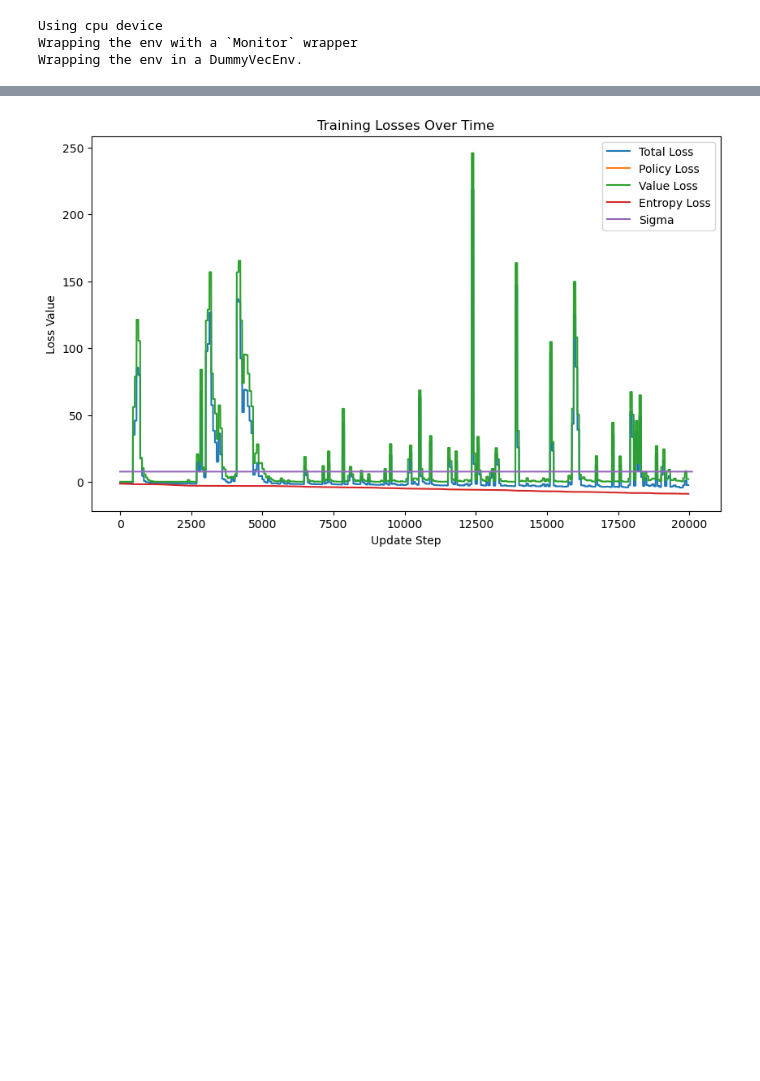
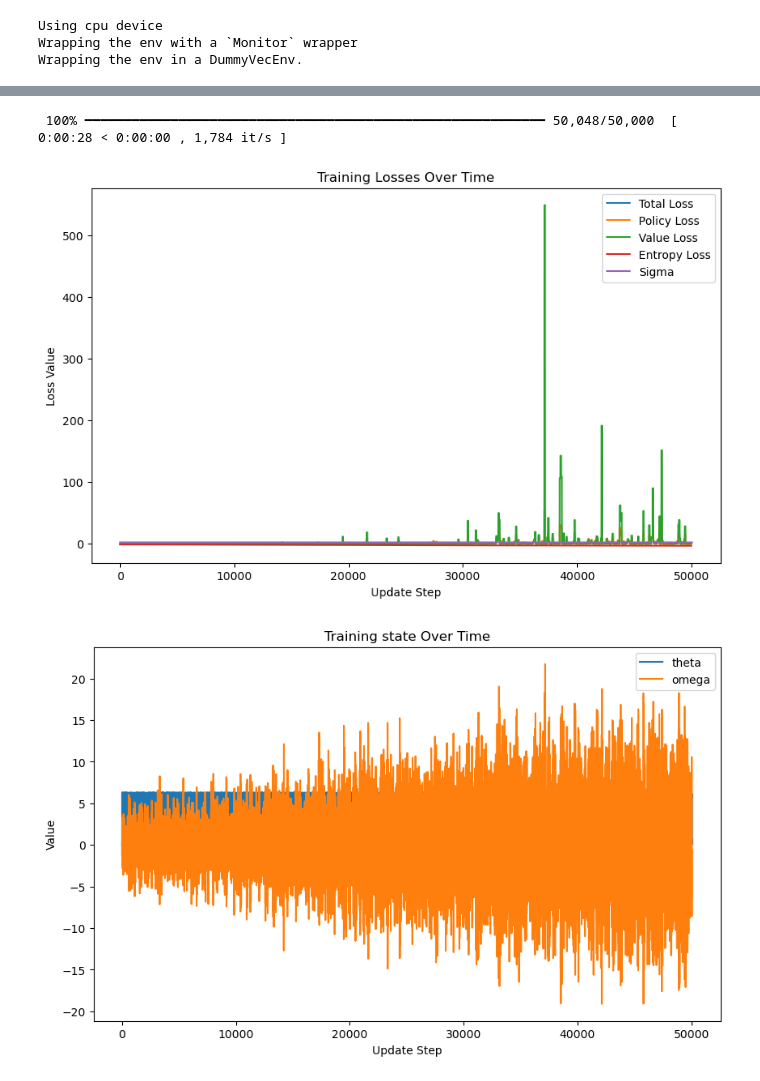
Before and after one commit to Nitin345614/ML4SC-Design-Assignment-G20, a Jupyter notebook: baselines.ipynb, the cells around one changed output, grey strips where cells are left out. Cells and saved outputs as stored; diff of their text form; code cells hidden in the pictures; blank space fills up the shorter version.

```diff
--- a/baselines.ipynb
+++ b/baselines.ipynb
@@ -34,6 +35,9 @@ class LossRecorderCallback(BaseCallback):
         self.value_losses = []
         self.entropy_losses = []
         self.log_std = []
+        self.th = []
+        self.omega = []
+        #self.step
 
     def _on_step(self):
         # Access logger values after each training step
@@ -46,6 +50,8 @@ class LossRecorderCallback(BaseCallback):
         if 'train/entropy_loss' in self.model.logger.name_to_value:
             self.entropy_losses.append(self.model.logger.name_to_value['train/entropy_loss'])
         self.log_std.append((self.model.policy.log_std).detach().numpy())
+        self.th.append((env.th)%(2*math.pi))
+        self.omega.append(env.omega)
         return True
 # %%
 
@@ -112,24 +118,26 @@ train_callback = LossRecorderCallback()
 
 policy_kwargs = dict(activation_fn=torch.nn.Sigmoid,
                      #features_extractor_class=CustomFeatures,
-                     net_arch=dict(pi=[64,64], vf=[64,64]),
+                     net_arch=dict(pi=[64,64,64], vf=[64,128,64]),
+                     optimizer_class=RMSpropTFLike,
+                     optimizer_kwargs=dict(eps=1e-5)
                      )
 
 learning_rate= lambda time: 0.004*(0.999**time) + 0.001
 n_steps=64
 gamma=0.98
 ent_coef=0.5
-vf_coef=1
+vf_coef=2
 
 policy = "MlpPolicy"
 
-#actor_crit = stable.A2C(policy, env, learning_rate=learning_rate, n_steps=n_steps, gamma=gamma, ent_coef=ent_coef, vf_coef=vf_coef, \
-#    max_grad_norm=0.5, use_rms_prop=False, normalize_advantage=False, stats_window_size=100, \
-#    tensorboard_log=None, policy_kwargs=policy_kwargs, verbose=1, _init_setup_model=True, use_sde=False)
+actor_crit = stable.A2C(policy, env, learning_rate=learning_rate, n_steps=n_steps, gamma=gamma, ent_coef=ent_coef, vf_coef=vf_coef, \
+    max_grad_norm=0.5, use_rms_prop=False, normalize_advantage=False, stats_window_size=100, \
+    tensorboard_log=None, policy_kwargs=policy_kwargs, verbose=1, _init_setup_model=True, use_sde=False)
 
-actor_crit = stable.PPO(policy, env, learning_rate=learning_rate, n_steps=n_steps, gamma=gamma, ent_coef=ent_coef, vf_coef=vf_coef, \
-    max_grad_norm=0.5, normalize_advantage=True, stats_window_size=100, \
-    tensorboard_log=None, policy_kwargs=policy_kwargs, verbose=1, _init_setup_model=True)
+#actor_crit = stable.PPO(policy, env, learning_rate=learning_rate, n_steps=n_steps, gamma=gamma, ent_coef=ent_coef, vf_coef=vf_coef, \
+#    max_grad_norm=0.5, normalize_advantage=True, stats_window_size=100, \
+#    tensorboard_log=None, policy_kwargs=policy_kwargs, verbose=1, _init_setup_model=True)
 
 #print(actor_crit.policy)
 # %% [output]
@@ -138,7 +146,7 @@ Wrapping the env with a `Monitor` wrapper
 Wrapping the env in a DummyVecEnv.
 # %%
 
-actor_crit.learn(total_timesteps=10_000, progress_bar=True, log_interval=10_000, callback=train_callback)
+actor_crit.learn(total_timesteps=50_000, progress_bar=True, log_interval=10_000, callback=train_callback)
 actor_crit.save("current_model")
 
 vec_env = actor_crit.get_env()
@@ -154,10 +162,6 @@ for i in range(500):
 
 vec_env.close()
 
-def log_wrap(input):
-    input = np.array(input)
-    return -1*(input<0)*np.log10(-input) + (input>0)*np.log10(input+1)
-
 plt.figure(figsize=(10, 6))
 plt.plot((train_callback.losses), label='Total Loss')
 plt.plot((train_callback.policy_losses), label='Policy Loss')
@@ -170,4 +174,14 @@ plt.ylabel('Loss Value')
 plt.legend()
 plt.title('Training Losses Over Time')
 plt.show()
+
+plt.figure(figsize=(10, 6))
+plt.plot((train_callback.th), label='theta')
+plt.plot((train_callback.omega), label='omega')
+
+plt.xlabel('Update Step')
+plt.ylabel('Value')
+plt.legend()
+plt.title('Training state Over Time')
+plt.show()
 # %% [output]
@@ -176,3 +188,5 @@ plt.show()
+ 100% ━━━━━━━━━━━━━━━━━━━━━━━━━━━━━━━━━━━━━━━━━━━━━━━━━━━━━━━━━━━ 50,048/50,000  [ 0:00:28 < 0:00:00 , 1,784 it/s ]
-[figure, old version]
+[figure, new version]
+[figure, added]
 # %%
 vec_env.close()
```
Also changed, not shown: parts of 2 cells of this notebook, 1 other file.
